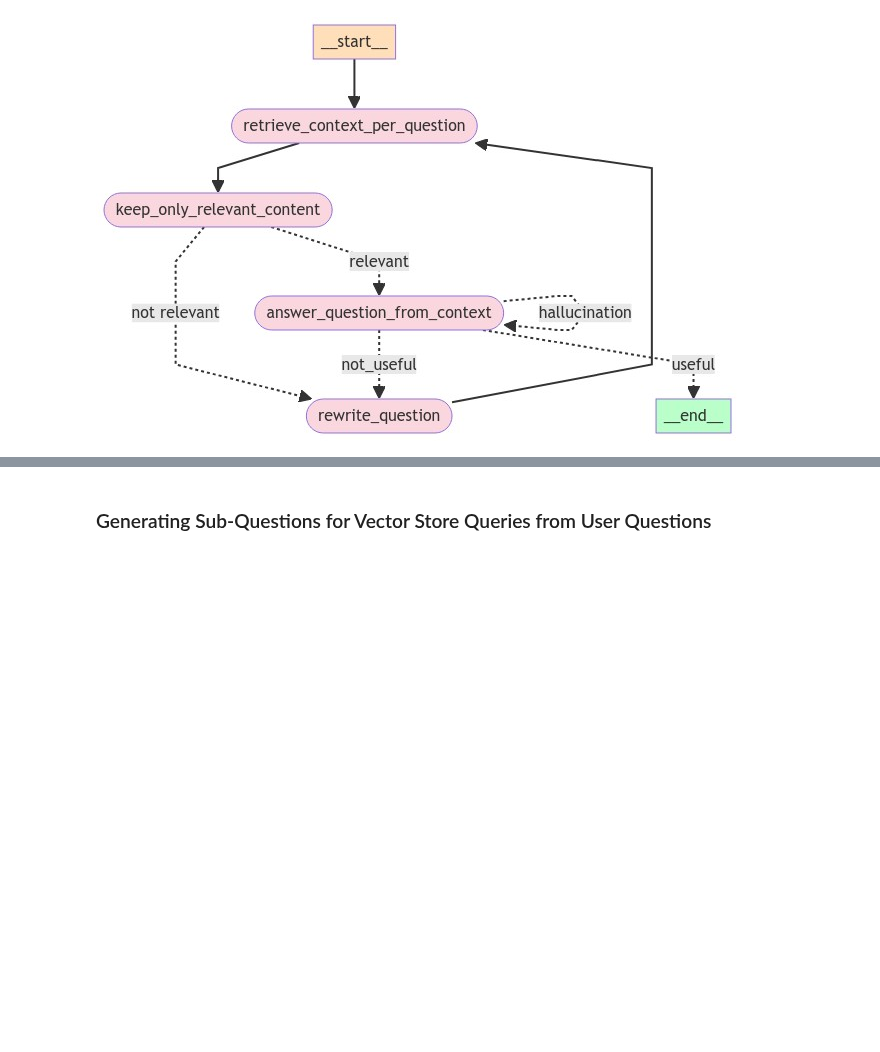
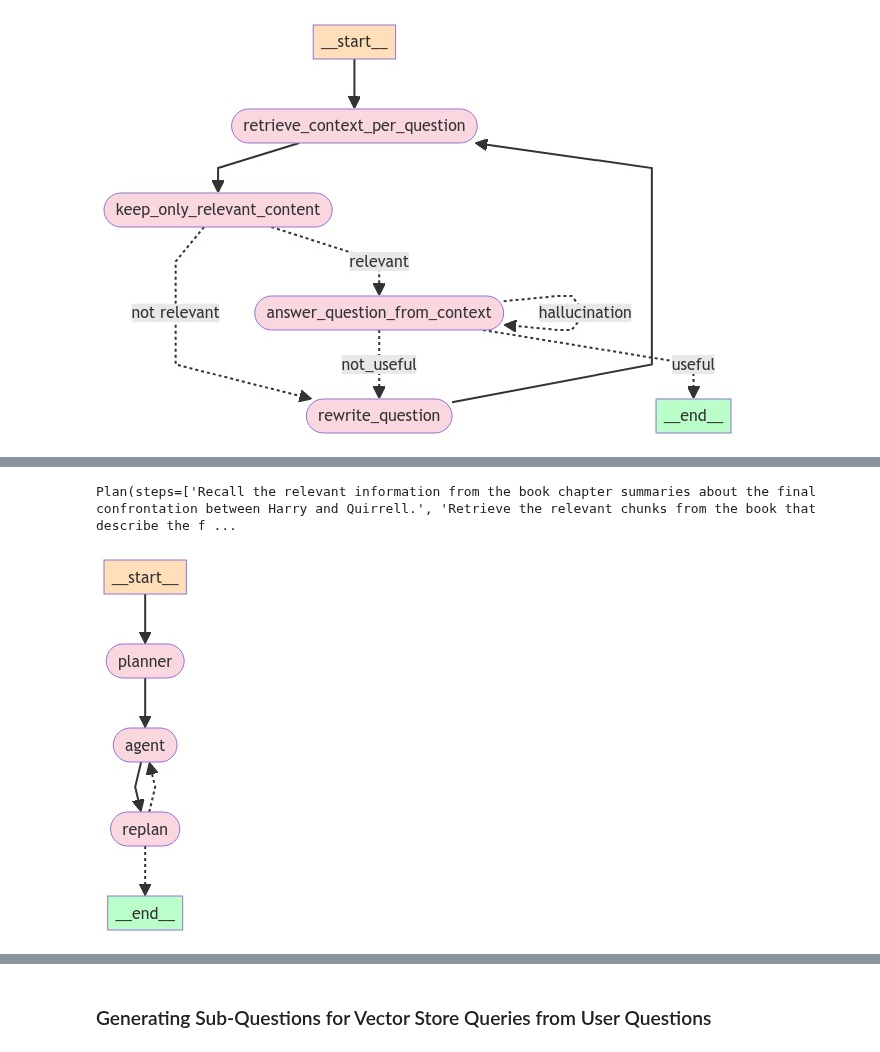
Before and after one commit to NirDiamant/Controllable-RAG-Agent, a Jupyter notebook: talk_to_harry_potter_complex_retriever.ipynb, the cells around one changed output, grey strips where cells are left out. Drawn from its saved outputs; the diff is of its cells as text; code cells hidden in the pictures; blank space fills up the shorter version.

Commit message:
added plan and execute graph - need to debug the retrieval_graph as a tool

```diff
--- a/talk_to_harry_potter_complex_retriever.ipynb
+++ b/talk_to_harry_potter_complex_retriever.ipynb
@@ -276,4 +194,0 @@ def decide_next_query(state):
-# %%
-state = {"question": "who is the main chatacter?", "aggregated_context": ""}
-new_query = decide_next_query(state)
-print(new_query)
@@ -526,7 +424,7 @@ def is_relevant_content(state):
         print("The document is not relevant.")
         return "not relevant"
 # %%
-state = {"context": relevant_content["context"], "question": relevant_content["question"]}
+state = {"context": relevant_content_state["context"], "question": relevant_content_state["question"]}
 output = is_relevant_content(state)
 print("")
 # %% [output]
@@ -687,7 +577,7 @@ grade_generation_v_documents_and_question,
 
 )
 # %%
-app = workflow.compile()
+retrival_app = workflow.compile()
 # %%
 from langchain_core.runnables.graph import MermaidDrawMethod
 from IPython.display import display, Image
@@ -738,0 +723,10 @@ KeyboardInterrupt:
+# %%
+planner.invoke(
+    {
+        "messages": [
+            ("user", "how did harry beat quirrell?")
+        ]
+    }
+)
+# %% [output]
+Plan(steps=['Recall the relevant information from the book chapter summaries about the final confrontation between Harry and Quirrell.', 'Retrieve the relevant chunks from the book that describe the f ...
@@ -738,0 +809,38 @@ KeyboardInterrupt:
+# %%
+from langgraph.graph import StateGraph
+
+agent_workflow = StateGraph(PlanExecute)
+
+# Add the plan node
+agent_workflow.add_node("planner", plan_step)
+
+# Add the execution step
+agent_workflow.add_node("agent", execute_step)
+
+# Add a replan node
+agent_workflow.add_node("replan", replan_step)
+
+agent_workflow.set_entry_point("planner")
+
+# From plan we go to agent
+agent_workflow.add_edge("planner", "agent")
+
+# From agent, we replan
+agent_workflow.add_edge("agent", "replan")
+
+agent_workflow.add_conditional_edges(
+    "replan",
+    # Next, we pass in the function that will determine which node is called next.
+    should_end,
+)
+
+# Finally, we compile it!
+# This compiles it into a LangChain Runnable,
+# meaning you can use it as you would any other runnable
+plan_and_execute_app = agent_workflow.compile()
+# %%
+from IPython.display import Image, display
+
+display(Image(plan_and_execute_app.get_graph(xray=True).draw_mermaid_png()))
+# %% [output]
+[figure, added]
```
Also changed, not shown: parts of 26 cells of this notebook, 1 other file.
